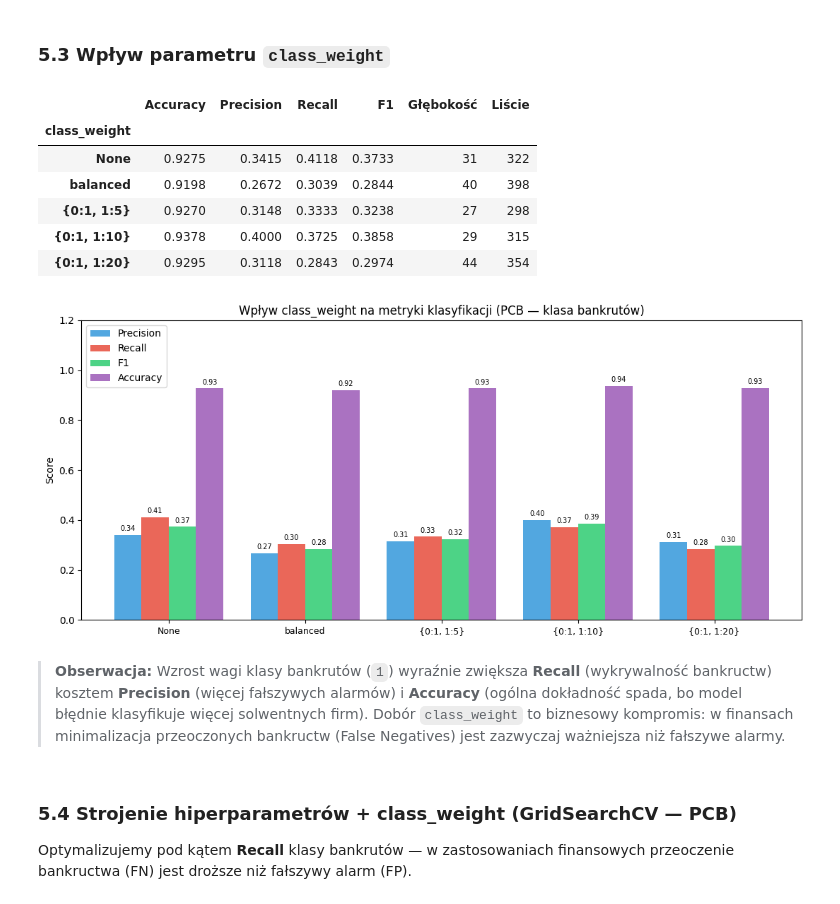
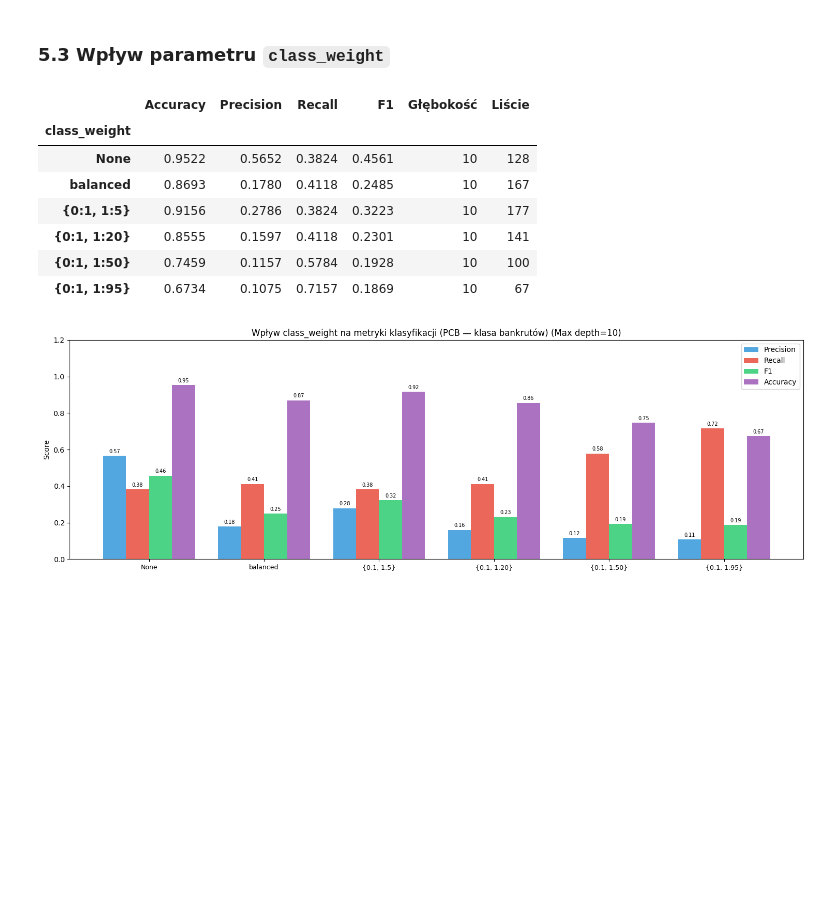
Before and after one commit to mikolaj-olesinski/Machine-Learning-PWR, a Jupyter notebook: lista3/lab3.ipynb, the cells around one changed output. Saved outputs shown, nothing was run; the diff lists cells and outputs as text; code cells hidden in the pictures; blank space fills up the shorter version.

```diff
--- a/lista3/lab3.ipynb
+++ b/lista3/lab3.ipynb
@@ -401,36 +416,40 @@ Wynikowe drzewo: głębokość=8, liście=16
 
 GridSearchCV z `StratifiedKFold(n_splits=5)` przeszukuje przestrzeń hiperparametrów i wybiera najlepszy zestaw według `f1_macro`.
 # %%
+path = DecisionTreeClassifier().cost_complexity_pruning_path(X_train, y_train)
+ccp_candidates = path.ccp_alphas[:-1]
+step = max(1, len(ccp_candidates) // 8)
+ccp_grid = [0.0] + list(ccp_candidates[::step])
+
 param_grid = {
-    'max_depth':        [2, 3, 4, 5, 6, None],
-    'min_samples_leaf': [1, 2, 3, 5, 10],
-    'ccp_alpha':        [0.0, 0.001, 0.005, 0.01],
+    'max_depth':        [3, 4, 5, 6, 7, 8, None],
+    'min_samples_leaf': [1, 2, 3, 5, 10, 15, 20],
+    'ccp_alpha':        ccp_grid,
 }
 
 grid_search = GridSearchCV(
-    DecisionTreeClassifier(random_state=42),
+    DecisionTreeClassifier(),
     param_grid,
-    cv=StratifiedKFold(n_splits=5, shuffle=True, random_state=42),
-    scoring='f1_macro',
+    cv=StratifiedKFold(n_splits=5, shuffle=True),
+    scoring='balanced_accuracy',
     n_jobs=-1,
 )
 grid_search.fit(X_train, y_train)
 
-print(f'Najlepsze parametry: {grid_search.best_params_}')
-print(f'Najlepsza F1 (CV):   {grid_search.best_score_:.4f}')
+print(f'Najlepsze parametry:       {grid_search.best_params_}')
+print(f'Najlepsza balanced acc CV: {grid_search.best_score_:.4f}')
 
-clf_best = grid_search.best_estimator_
+clf_best    = grid_search.best_estimator_
 y_best_pred = clf_best.predict(X_test)
 
 print()
-print('{:<15} {:>8}'.format('Metryka', 'Test'))
+print(f'{"Metryka":<15} {"Test":>8}')
 print('-' * 25)
 for name, val in [
-    ('Accuracy',   accuracy_score(y_test,  y_best_pred)),
-    ('Precision',  precision_score(y_test, y_best_pred, average='macro', zero_division=0)),
-    ('Recall',     recall_score(y_test,    y_best_pred, average='macro', zero_division=0)),
-    ('F1 (macro)', f1_score(y_test,        y_best_pred, average='macro', zero_division=0)),
+    ('Accuracy',  accuracy_score(y_test,  y_best_pred)),
+    ('Precision', precision_score(y_test, y_best_pred, average='macro', zero_division=0)),
+    ('Recall',    recall_score(y_test,    y_best_pred, average='macro', zero_division=0)),
 ]:
-    print('{:<15} {:>8.4f}'.format(name, val))
+    print(f'{name:<15} {val:>8.4f}')
 print(f'Głębokość: {clf_best.get_depth()}, Liście: {clf_best.get_n_leaves()}')
 # %% [output]
@@ -493,7 +567,7 @@ imp_df = imp_df[imp_df > 0]
 fig, ax = plt.subplots(figsize=(8, 5))
 imp_df.plot.barh(ax=ax, color='#3498db', alpha=0.85)
 ax.axvline(0, color='black', linewidth=0.8)
-ax.set_title('Ważność cech — optymalne drzewo (WINE)')
+ax.set_title('Ważność cech — optymalne drzewo (GLASS)')
 ax.set_xlabel('Feature Importance (Gini)')
 plt.tight_layout()
 plt.show()
@@ -673,13 +1195,14 @@ class_weight_variants = [
     ('None',        None),
     ('balanced',    'balanced'),
     ('{0:1, 1:5}',  {0: 1, 1: 5}),
-    ('{0:1, 1:10}', {0: 1, 1: 10}),
     ('{0:1, 1:20}', {0: 1, 1: 20}),
+    ('{0:1, 1:50}', {0: 1, 1: 50}),
+    ('{0:1, 1:95}', {0: 1, 1: 95}),
 ]
 
 cw_results = []
 for name, cw in tqdm(class_weight_variants, desc='class_weight'):
-    clf = DecisionTreeClassifier(class_weight=cw, random_state=42)
+    clf = DecisionTreeClassifier(class_weight=cw, max_depth=10)
     clf.fit(X_pcb_train, y_pcb_train)
     yp = clf.predict(X_pcb_test)
     cw_results.append({
@@ -690,44 +1213,39 @@ for name, cw in tqdm(class_weight_variants, desc='class_weight'):
         'F1':        f1_score(y_pcb_test,        yp, zero_division=0),
         'Głębokość': clf.get_depth(),
         'Liście':    clf.get_n_leaves(),
     })
 
 df_cw = pd.DataFrame(cw_results).set_index('class_weight')
 display(df_cw.round(4))
 
-fig, ax = plt.subplots(figsize=(11, 5))
+fig, ax = plt.subplots(figsize=(15, 5))
 x = np.arange(len(df_cw))
 width = 0.2
 metrics_colors = [('Precision', '#3498db'), ('Recall', '#e74c3c'), ('F1', '#2ecc71'), ('Accuracy', '#9b59b6')]
 offsets = [-1.5, -0.5, 0.5, 1.5]
 
 for (metric, color), offset in zip(metrics_colors, offsets):
     bars = ax.bar(x + offset * width, df_cw[metric], width, label=metric, color=color, alpha=0.85)
     for bar in bars:
         if bar.get_height() > 0.02:
             ax.text(bar.get_x() + bar.get_width() / 2, bar.get_height() + 0.01,
                     f'{bar.get_height():.2f}', ha='center', va='bottom', fontsize=7)
 
 ax.set_xticks(x)
 ax.set_xticklabels(df_cw.index, fontsize=9)
 ax.set_ylabel('Score')
 ax.set_ylim(0, 1.2)
-ax.set_title('Wpływ class_weight na metryki klasyfikacji (PCB — klasa bankrutów)')
+ax.set_title('Wpływ class_weight na metryki klasyfikacji (PCB — klasa bankrutów) (Max depth=10)')
 ax.legend()
 plt.tight_layout()
 plt.show()
 # %% [output]
 |  | Accuracy | Precision | Recall | F1 | Głębokość | Liście |
 | class_weight |  |  |  |  |  |  |
-| None | 0.9275 | 0.3415 | 0.4118 | 0.3733 | 31 | 322 |
-| balanced | 0.9198 | 0.2672 | 0.3039 | 0.2844 | 40 | 398 |
-| {0:1, 1:5} | 0.9270 | 0.3148 | 0.3333 | 0.3238 | 27 | 298 |
-| {0:1, 1:10} | 0.9378 | 0.4000 | 0.3725 | 0.3858 | 29 | 315 |
-| {0:1, 1:20} | 0.9295 | 0.3118 | 0.2843 | 0.2974 | 44 | 354 |
+| None | 0.9522 | 0.5652 | 0.3824 | 0.4561 | 10 | 128 |
+| balanced | 0.8693 | 0.1780 | 0.4118 | 0.2485 | 10 | 167 |
+| {0:1, 1:5} | 0.9156 | 0.2786 | 0.3824 | 0.3223 | 10 | 177 |
+| {0:1, 1:20} | 0.8555 | 0.1597 | 0.4118 | 0.2301 | 10 | 141 |
+| {0:1, 1:50} | 0.7459 | 0.1157 | 0.5784 | 0.1928 | 10 | 100 |
+| {0:1, 1:95} | 0.6734 | 0.1075 | 0.7157 | 0.1869 | 10 | 67 |
-[figure, old version]
+[figure, new version]
-# %% [markdown]
-> **Obserwacja:** Wzrost wagi klasy bankrutów (`1`) wyraźnie zwiększa **Recall** (wykrywalność bankructw) kosztem **Precision** (więcej fałszywych alarmów) i **Accuracy** (ogólna dokładność spada, bo model błędnie klasyfikuje więcej solwentnych firm). Dobór `class_weight` to biznesowy kompromis: w finansach minimalizacja przeoczonych bankructw (False Negatives) jest zazwyczaj ważniejsza niż fałszywe alarmy.
-# %% [markdown]
-### 5.4 Strojenie hiperparametrów + class_weight (GridSearchCV — PCB)
-
-Optymalizujemy pod kątem **Recall** klasy bankrutów — w zastosowaniach finansowych przeoczenie bankructwa (FN) jest droższe niż fałszywy alarm (FP).
```
Also changed, not shown: parts of 33 cells of this notebook.
